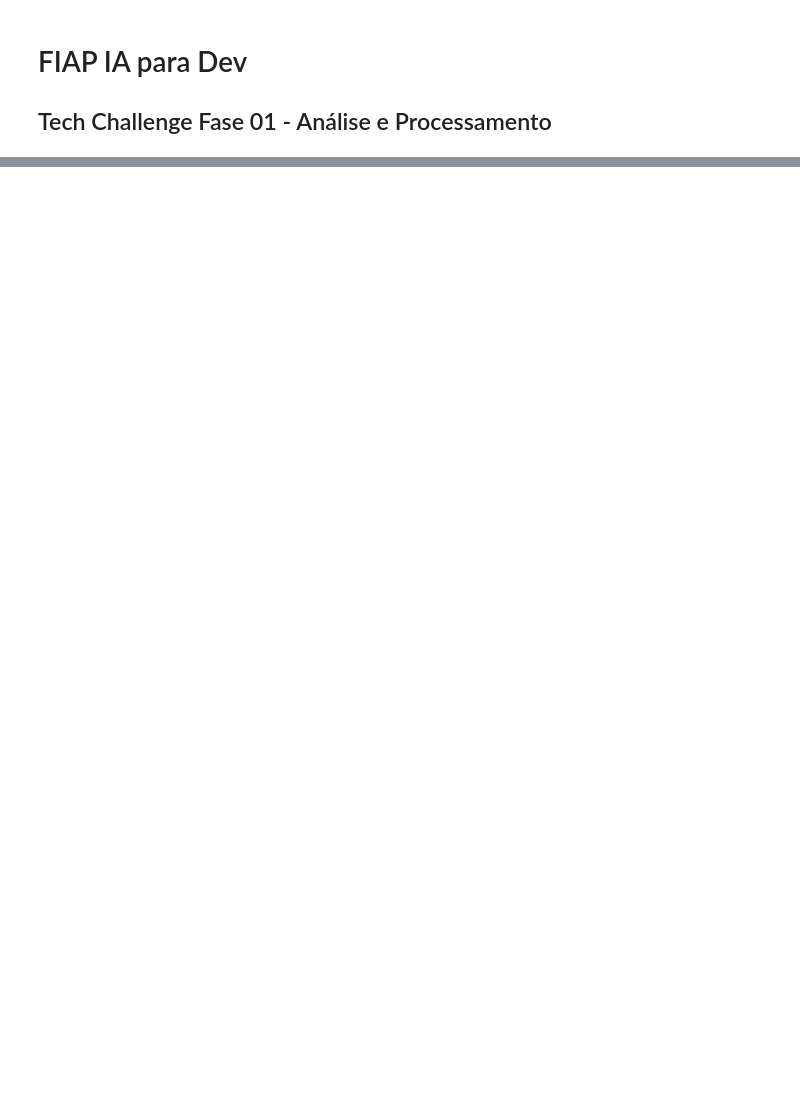
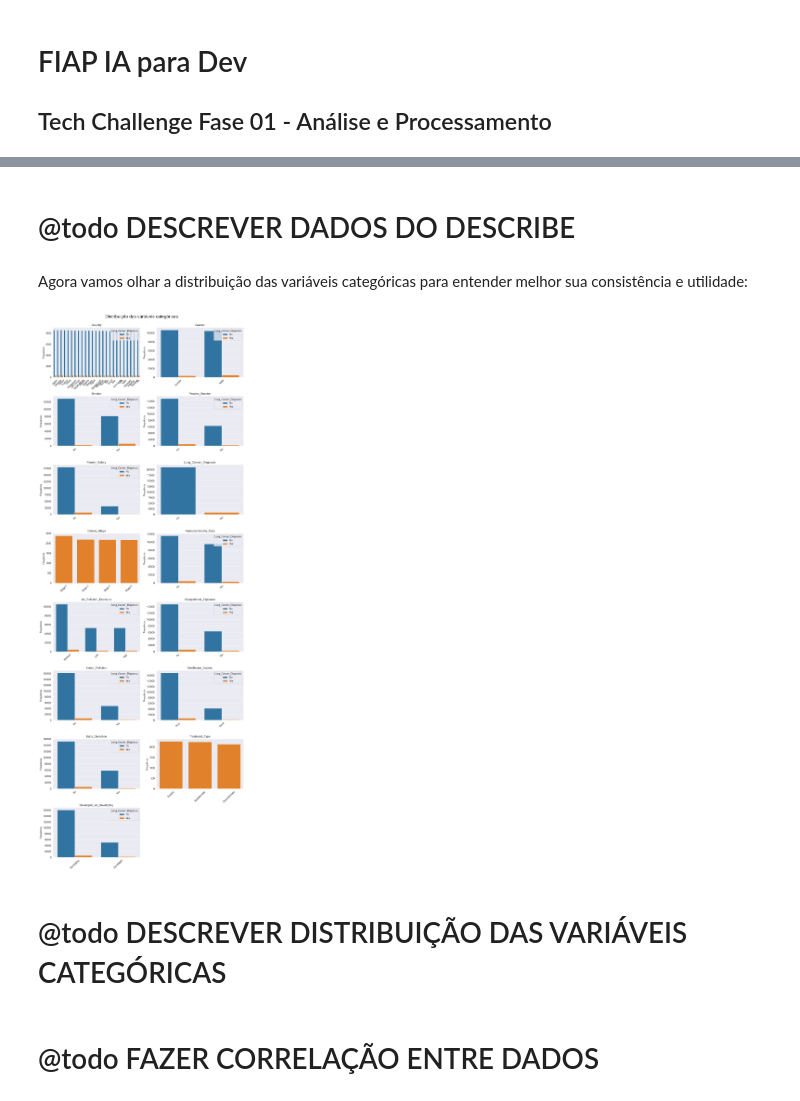
Before and after one commit to ademspr/fiap-ai-tech-challenge-01, a Jupyter notebook: notebooks/tech-challenger-01-analisys.ipynb, the cells around one changed output, grey strips where cells are left out. Cells and saved outputs as stored; diff of their text form; code cells hidden in the pictures; blank space fills up the shorter version.

```diff
--- a/notebooks/tech-challenger-01-analisys.ipynb
+++ b/notebooks/tech-challenger-01-analisys.ipynb
@@ -154,8 +32,0 @@ sb.countplot(x='Gender', hue='Lung_Cancer_Diagnosis', data=df)
-# %%
-from sklearn.preprocessing import LabelEncoder
-
-df['Lung_Cancer_Diagnosis'] = LabelEncoder().fit_transform(df['Lung_Cancer_Diagnosis'])
-df['Gender'] = LabelEncoder().fit_transform(df['Gender'])
-
-corr_matrix = df[['Age', 'Years_of_Smoking', 'Cigarettes_per_Day', 'Lung_Cancer_Diagnosis', 'Gender']].corr()
-sb.heatmap(corr_matrix, annot=True, cmap='coolwarm')
@@ -164,0 +126,34 @@ sb.heatmap(corr_matrix, annot=True, cmap='coolwarm')
+# %% [markdown]
+# @todo DESCREVER DADOS DO DESCRIBE
+# %% [markdown]
+Agora vamos olhar a distribuição das variáveis categóricas para entender melhor sua consistência e utilidade:
+# %%
+import seaborn as sns
+import matplotlib.pyplot as plt
+
+categorical_columns = df.select_dtypes(include="object").columns.tolist()
+
+plt.figure(figsize=(12, 32))
+
+for index, column in enumerate(categorical_columns, 1):
+    plt.subplot(8, 2, index)
+
+    sns.countplot(data=df, x=column, order=df[column].value_counts().index, hue="Lung_Cancer_Diagnosis")
+
+    plt.title(column)
+    plt.xlabel("")
+    plt.ylabel("Frequência")
+    plt.xticks(rotation=45)
+
+    if column in ["Cancer_Stage", "Treatment_Type"]: # remove hue on column that always represents a cancer case
+        plt.gca().get_legend().remove()
+
+plt.suptitle("Distribuição das variáveis categóricas", fontsize=18, y=1)
+plt.tight_layout()
+plt.show()
+# %% [output]
+[figure, added]
+# %% [markdown]
+# @todo DESCREVER DISTRIBUIÇÃO DAS VARIÁVEIS CATEGÓRICAS
+# %% [markdown]
+# @todo FAZER CORRELAÇÃO ENTRE DADOS
```
Also changed, not shown: parts of 25 cells of this notebook.
